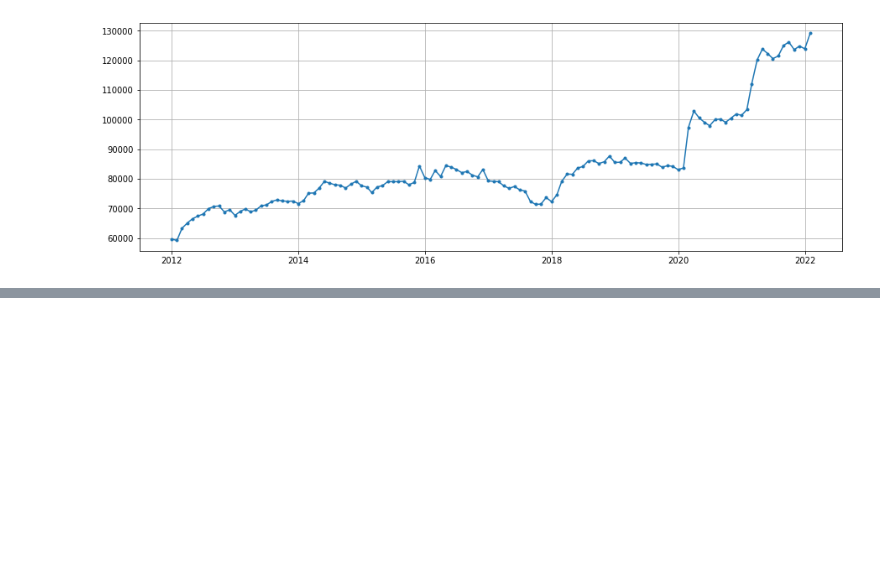
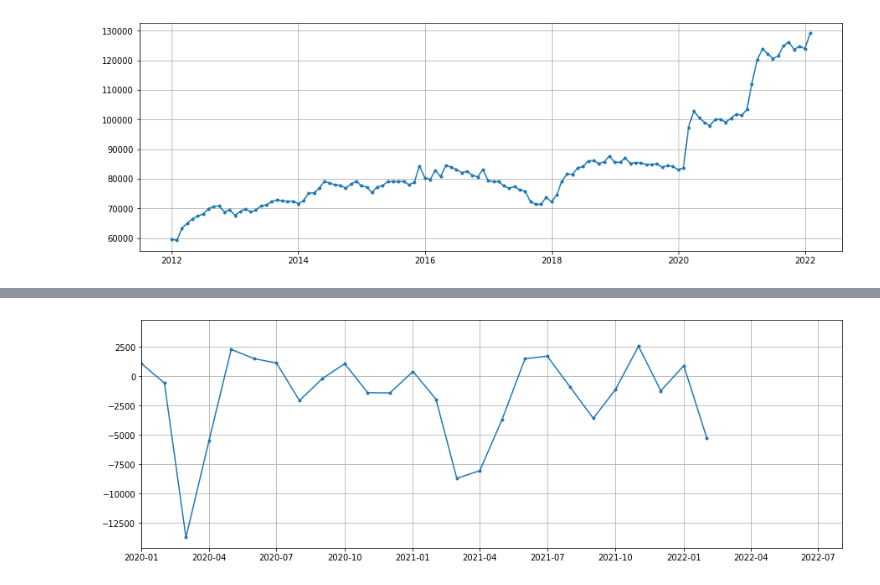
Before and after one commit to MBSant/Python, a Jupyter notebook: Modelo_Dummy.ipynb, the cells around one changed output, grey strips where cells are left out. Drawn from its saved outputs; the diff is of its cells as text; code cells hidden in the pictures; blank space fills up the shorter version.

```diff
--- a/Modelo_Dummy.ipynb
+++ b/Modelo_Dummy.ipynb
@@ -78,0 +235,8 @@ plt.show()
+# %%
+plt.figure(figsize = (15,5))
+plt.plot(df_pred.data, df_pred.erros, '.-')
+plt.xlim(left = pd.to_datetime ('2020-01-01'))
+plt.grid()
+plt.show()
+# %% [output]
+[figure, added]
```
Also changed, not shown: parts of 23 cells of this notebook.
